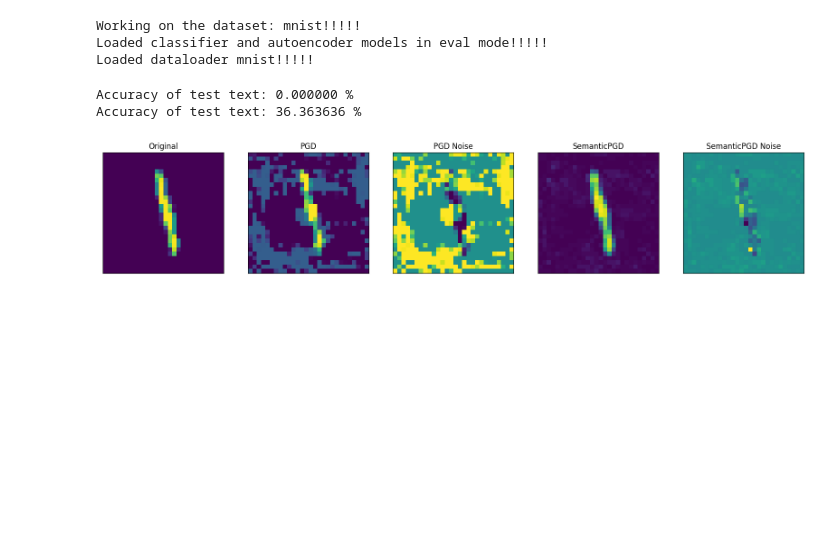
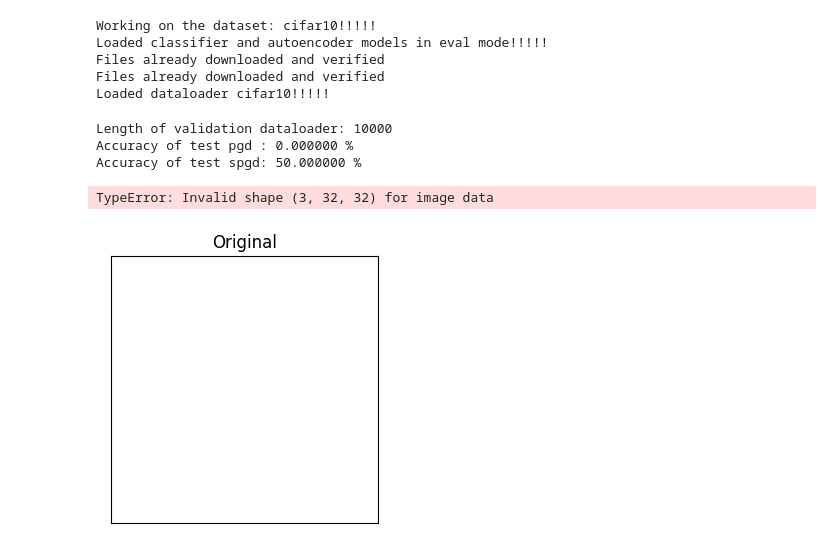
Before and after one commit to swainsubrat/SPAT, a Jupyter notebook: semantic_optimization_attack.ipynb, the cells around one changed output. Cells and saved outputs as stored; diff of their text form; code cells hidden in the pictures; blank space fills up the shorter version.

Commit message:
trained model

```diff
--- a/semantic_optimization_attack.ipynb
+++ b/semantic_optimization_attack.ipynb
@@ -41,36 +41,38 @@ with open(f"./configs/{dataset_name}.yml", "r") as f:
 
 classifier_model, autoencoder_model, config = get_models(args)
 print(f"Loaded classifier and autoencoder models in eval mode!!!!!")
-_, valid_dataloader, _ = DATALOADER_MAPPINGS[config["dataset_name"]](batch_size=args.batch_size)
+_, valid_dataloader, test_dataloader = DATALOADER_MAPPINGS[config["dataset_name"]](batch_size=args.batch_size)
 print(f"Loaded dataloader {config['dataset_name']}!!!!!")
 # %% [output]
-Working on the dataset: mnist!!!!!
+Working on the dataset: cifar10!!!!!
 Loaded classifier and autoencoder models in eval mode!!!!!
-Loaded dataloader mnist!!!!!
+Files already downloaded and verified
+Files already downloaded and verified
+Loaded dataloader cifar10!!!!!
 # %%
-def plot_adversarial_images(images, pgd_adv_images, spgd_adv_images):
+def plot_adversarial_images(images, pgd_adv_images, spgd_adv_images, reshape_size=(28, 28)):
     plt.figure(figsize=(20, 10))
     plt.subplot(1,5,1, xticks=[], yticks=[])
     plt.title("Original")
-    plt.imshow(images[0].cpu().detach().reshape((28, 28)))
+    plt.imshow(images[0].cpu().detach().reshape(reshape_size))
 
     plt.subplot(1,5,2, xticks=[], yticks=[])
     plt.title("PGD")
-    plt.imshow(pgd_adv_images[0].cpu().detach().reshape((28, 28)))
+    plt.imshow(pgd_adv_images[0].cpu().detach().reshape(reshape_size))
 
     pgd_noise = pgd_adv_images[0] - images[0]
     plt.subplot(1,5,3, xticks=[], yticks=[])
     plt.title("PGD Noise")
-    plt.imshow(pgd_noise.cpu().detach().reshape((28, 28)))
+    plt.imshow(pgd_noise.cpu().detach().reshape(reshape_size))
 
     plt.subplot(1,5,4, xticks=[], yticks=[])
     plt.title("SemanticPGD")
-    plt.imshow(spgd_adv_images[0].cpu().detach().reshape((28, 28)))
+    plt.imshow(spgd_adv_images[0].cpu().detach().reshape(reshape_size))
 
     spgd_noise = spgd_adv_images[0] - images[0]
     plt.subplot(1,5,5, xticks=[], yticks=[])
     plt.title("SemanticPGD Noise")
-    plt.imshow(spgd_noise.cpu().detach().reshape((28, 28)))
+    plt.imshow(spgd_noise.cpu().detach().reshape(reshape_size))
 # %%
 def pgd_attack(model, images, labels, eps=0.3, alpha=2/255, iters=40) :
     images = images.to(args.device)
@@ -95,7 +97,7 @@ def pgd_attack(model, images, labels, eps=0.3, alpha=2/255, iters=40) :
 
     return images
 
-def semantic_pgd_attack(model, ae_model, images, labels, eps=0.3, alpha=3/255, s_alpha=0.007, iters=40) :
+def semantic_pgd_attack(model, ae_model, images, labels, eps=0.4, alpha=3/255, s_alpha=0.007, iters=40, batch_size=1) :
     images = images.to(args.device)
     labels = labels.to(args.device)
     loss = nn.CrossEntropyLoss()
@@ -140,9 +142,23 @@ def semantic_pgd_attack(model, ae_model, images, labels, eps=0.3, alpha=3/255, s
         # Check if the attack is successful
         has_attack_succeeded = (outputs.cpu().detach().numpy().argmax(1)!=labels.cpu().numpy())
 
+        # Calculate the projection of perceptual grad on classifier
+        # and grad_autoencoder = grad_autoencoder - (projection of gradient_autoencoder onto gradient_classifier)
+        grad_autoencoder_proj = grad_autoencoder - torch.bmm((torch.bmm(grad_autoencoder.view(batch_size, 1, -1),
+                                grad_classifier.view(batch_size, -1, 1)))/(1e-20+torch.bmm(grad_classifier.view(batch_size, 1, -1),
+                                grad_classifier.view(batch_size, -1, 1))).view(-1, 1, 1),
+                                grad_classifier.view(batch_size, 1, -1)).view(grad_autoencoder.shape)
+
+        # Calculate the projection of classifier grad on autoencoder
+        # and grad_classifier = grad_classifier - (projection of gradient_classifier onto gradient_autoencoder)
+        grad_classifier_proj = grad_classifier - torch.bmm((torch.bmm(grad_classifier.view(batch_size, 1, -1),
+                               grad_autoencoder.view(batch_size, -1, 1)))/(1e-20+torch.bmm(grad_autoencoder.view(batch_size, 1, -1),
+                               grad_autoencoder.view(batch_size, -1, 1))).view(-1, 1, 1),
+                               grad_autoencoder.view(batch_size, 1, -1)).view(grad_classifier.shape)
+
         # Combine grads (Selective Gradient Descent)
-        # print(grad_classifier.shape, has_attack_succeeded.shape)
-        grad = grad_classifier * (1-has_attack_succeeded) - grad_autoencoder * has_attack_succeeded
+        # grad = grad_classifier * (1-has_attack_succeeded) - grad_autoencoder * has_attack_succeeded
+        grad = grad_classifier_proj * (1-has_attack_succeeded) - (grad_autoencoder_proj) * has_attack_succeeded
 
         # Add semantic perturbation
         # adv_examples = adv_images - s_alpha * sign_data_grad
@@ -158,33 +174,38 @@ def semantic_pgd_attack(model, ae_model, images, labels, eps=0.3, alpha=3/255, s
 # %%
 pgd_correct = 0
 spgd_correct = 0
 total = 0
-for i, (images, labels) in enumerate(valid_dataloader):
+
+print(f"Length of validation dataloader: {len(test_dataloader)}")
+
+for i, (images, labels) in enumerate(test_dataloader):
     labels = labels.to(args.device)
     images = images.to(args.device)
 
     pgd_adv_images = pgd_attack(classifier_model, images, labels)
     spgd_adv_images = semantic_pgd_attack(classifier_model, autoencoder_model, images, labels)
 
     pgd_outputs = classifier_model(pgd_adv_images)
     spgd_outputs = classifier_model(spgd_adv_images)
 
     _, pgd_pre = torch.max(pgd_outputs.data, 1)
     _, spgd_pre = torch.max(spgd_outputs.data, 1)
 
     total += 1
     pgd_correct += (pgd_pre == labels).sum()
     spgd_correct += (spgd_pre == labels).sum()
-    if i == 10:
+    if i == 5:
         break
 
     # plt.imshow(torchvision.utils.make_grid(images.cpu().data, normalize=True), [normal_data.classes[i] for i in pre])
 
-print('Accuracy of test text: %f %%' % (100 * float(pgd_correct) / (total)))
-print('Accuracy of test text: %f %%' % (100 * float(spgd_correct) / (total)))
+print('Accuracy of test pgd : %f %%' % (100 * float(pgd_correct) / (total)))
+print('Accuracy of test spgd: %f %%' % (100 * float(spgd_correct) / (total)))
 
-plot_adversarial_images(images, pgd_adv_images, spgd_adv_images)
+plot_adversarial_images(images, pgd_adv_images, spgd_adv_images, reshape_size=(3, 32, 32))
 # %% [output]
-Accuracy of test text: 0.000000 %
-Accuracy of test text: 36.363636 %
+Length of validation dataloader: 10000
+Accuracy of test pgd : 0.000000 %
+Accuracy of test spgd: 50.000000 %
+TypeError: Invalid shape (3, 32, 32) for image data
-[figure, old version]
+[figure, new version]
```
Also changed, not shown: parts of 2 cells of this notebook, 5 other files.
